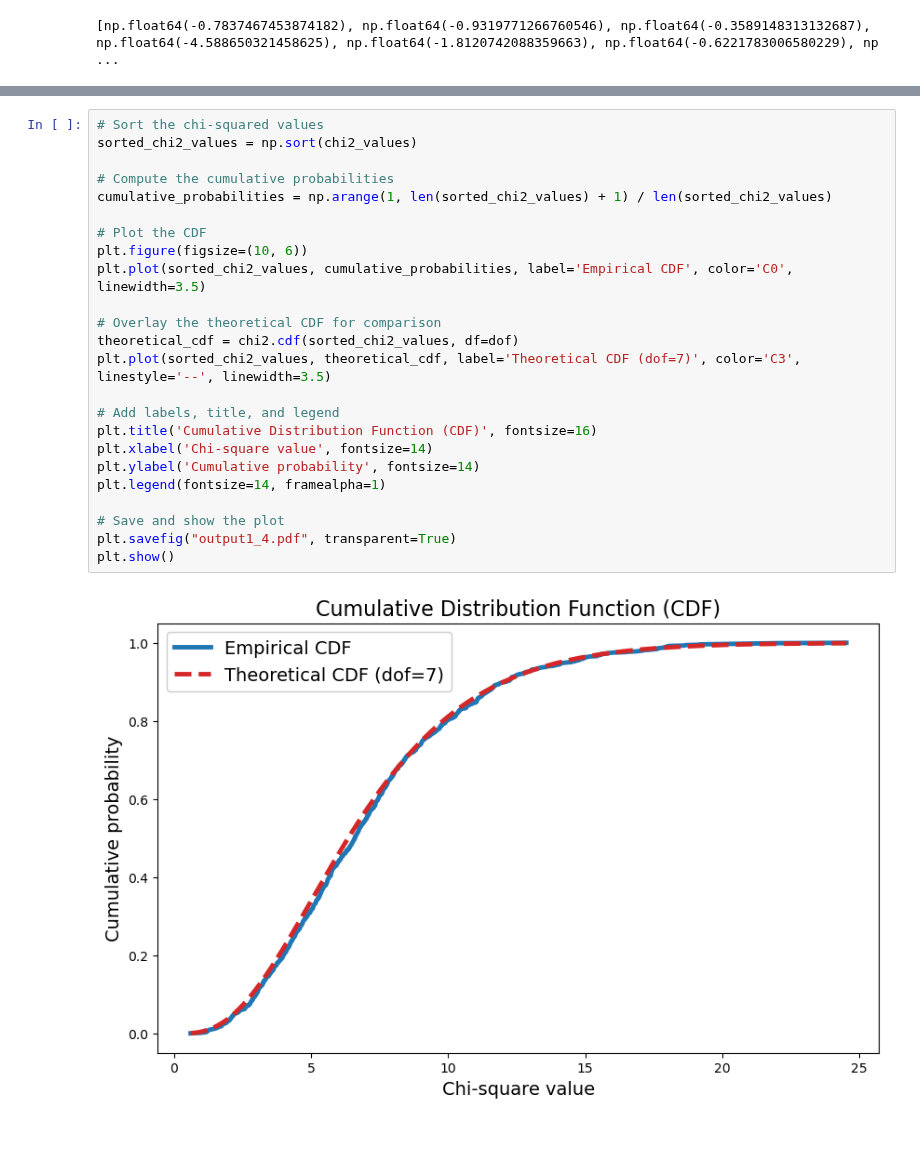
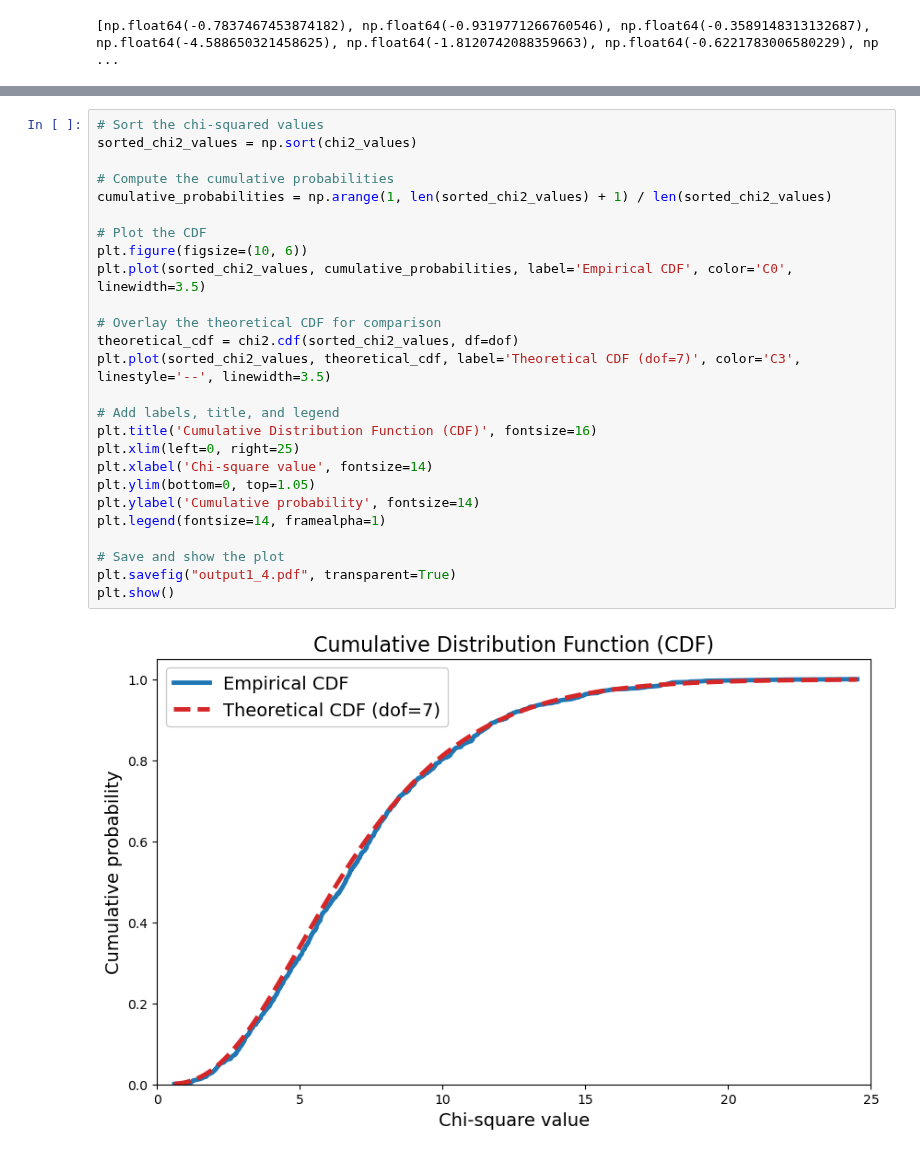
Before and after one commit to hyp0515/exp_phy_ii, a Jupyter notebook: may13/practice_1.ipynb, the cells around one changed output, grey strips where cells are left out. Drawn from its saved outputs; the diff is of its cells as text.

```diff
--- a/may13/practice_1.ipynb
+++ b/may13/practice_1.ipynb
@@ -156,26 +156,28 @@ plt.show()
 # %%
 # Sort the chi-squared values
 sorted_chi2_values = np.sort(chi2_values)
 
 # Compute the cumulative probabilities
 cumulative_probabilities = np.arange(1, len(sorted_chi2_values) + 1) / len(sorted_chi2_values)
 
 # Plot the CDF
 plt.figure(figsize=(10, 6))
 plt.plot(sorted_chi2_values, cumulative_probabilities, label='Empirical CDF', color='C0', linewidth=3.5)
 
 # Overlay the theoretical CDF for comparison
 theoretical_cdf = chi2.cdf(sorted_chi2_values, df=dof)
 plt.plot(sorted_chi2_values, theoretical_cdf, label='Theoretical CDF (dof=7)', color='C3', linestyle='--', linewidth=3.5)
 
 # Add labels, title, and legend
 plt.title('Cumulative Distribution Function (CDF)', fontsize=16)
+plt.xlim(left=0, right=25)
 plt.xlabel('Chi-square value', fontsize=14)
+plt.ylim(bottom=0, top=1.05)
 plt.ylabel('Cumulative probability', fontsize=14)
 plt.legend(fontsize=14, framealpha=1)
 
 # Save and show the plot
 plt.savefig("output1_4.pdf", transparent=True)
 plt.show()
 # %% [output]
-[figure, old version]
+[figure, new version]
```
Also changed, not shown: parts of 1 cell of this notebook, 23 other files.
